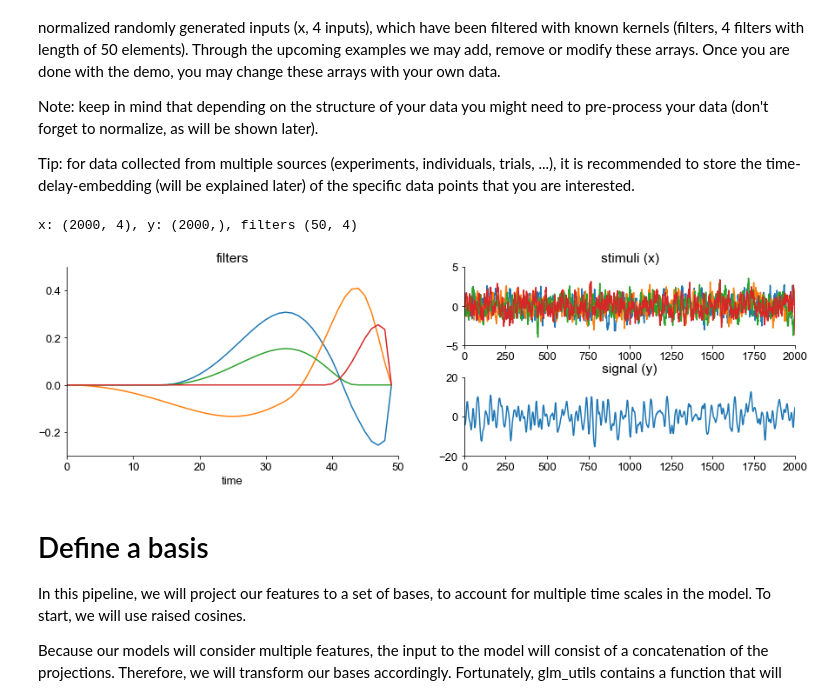
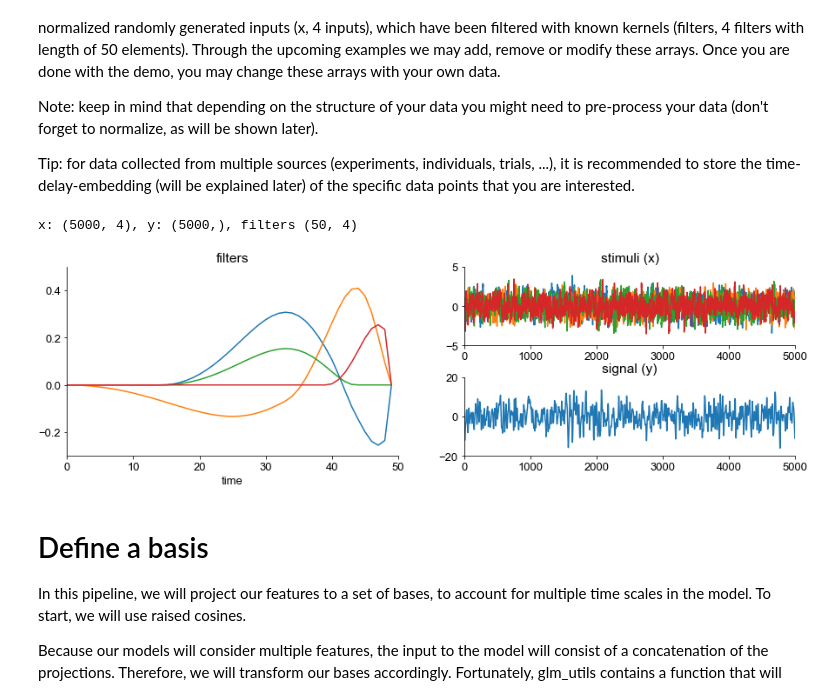
Before and after one commit to janclemenslab/glm_utils, a Jupyter notebook: demo/multiple_inputs.ipynb, the cells around one changed output. Saved outputs shown, nothing was run; the diff lists cells and outputs as text; code cells hidden in the pictures.

```diff
--- a/demo/multiple_inputs.ipynb
+++ b/demo/multiple_inputs.ipynb
@@ -38,27 +35,27 @@ Note: keep in mind that depending on the structure of your data you might need t
 Tip: for data collected from multiple sources (experiments, individuals, trials, ...), it is recommended to store the time-delay-embedding (will be explained later) of the specific data points that you are interested.
 # %%
 
-x, y, filters = get_data()
+x, y, filters = get_data(npoints = 5000)
 
 npoints, ninputs = x.shape
 
 print(f"x: {x.shape}, y: {y.shape}, filters {filters.shape}")
 plt.figure(figsize=[15,4])
 plt.subplot(121)
 plt.plot(filters)
 plt.title('filters')
 plt.xlabel('time')
 plt.subplot(222)
 plt.plot(x)
 plt.title('stimuli (x)')
 plt.subplot(224)
 plt.plot(y)
 plt.title('signal (y)')
 plt.subplots_adjust(hspace=0.4)
 plt.show()
 # %% [output]
-x: (2000, 4), y: (2000,), filters (50, 4)
+x: (5000, 4), y: (5000,), filters (50, 4)
-[figure, old version]
+[figure, new version]
 # %% [markdown]
 # Define a basis
 
```
Also changed, not shown: parts of 16 cells of this notebook.
